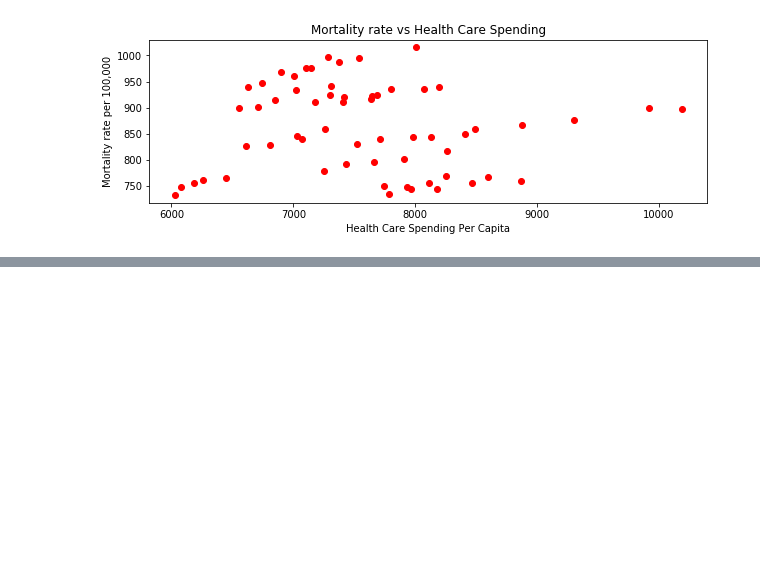
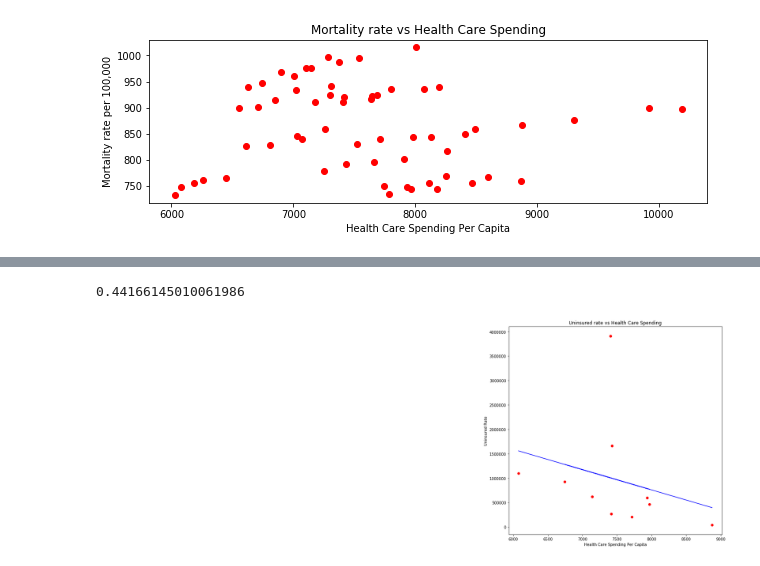
Before and after one commit to TJL30308/DREAM_Project, a Jupyter notebook: Health_care_spending_per_capita.ipynb, the cells around one changed output, grey strips where cells are left out. Cells and saved outputs as stored; diff of their text form; code cells hidden in the pictures; blank space fills up the shorter version.

```diff
--- a/Health_care_spending_per_capita.ipynb
+++ b/Health_care_spending_per_capita.ipynb
@@ -172,0 +190,23 @@ NameError: name 'scipy' is not defined
+# %%
+x_axis = dfx['2011']
+y_axis = uninsured_data['2011']
+
+(slope_11, intercept, rvalue_11, pvalue_11, stderr) = linregress(x_axis, y_axis)
+regress_values = x_axis * slope_11 + intercept
+line_eq = "y = " + str(round(slope_11,2)) + "x + " + str(round(intercept,2))
+print(pvalue_11)
+
+plt.figure(figsize=(10,10))
+plt.title("Uninsured rate vs Health Care Spending")
+plt.xlabel("Health Care Spending Per Capita")
+plt.ylabel("Uninsured Rate")
+plt.scatter(x_axis, y_axis, color='r', alpha=1)
+#plt.plot(x, y, '--')
+plt.plot(x_axis,regress_values,"b-")
+
+plt.annotate(line_eq,(10,10),fontsize=15,color="red")
+plt.savefig("output/Uninsured_rate_vs_Health_Care_Spending_2011.png")
+plt.show()
+# %% [output]
+0.44166145010061986
+[figure, added]
```
Also changed, not shown: parts of 8 cells of this notebook, 6 other files.
